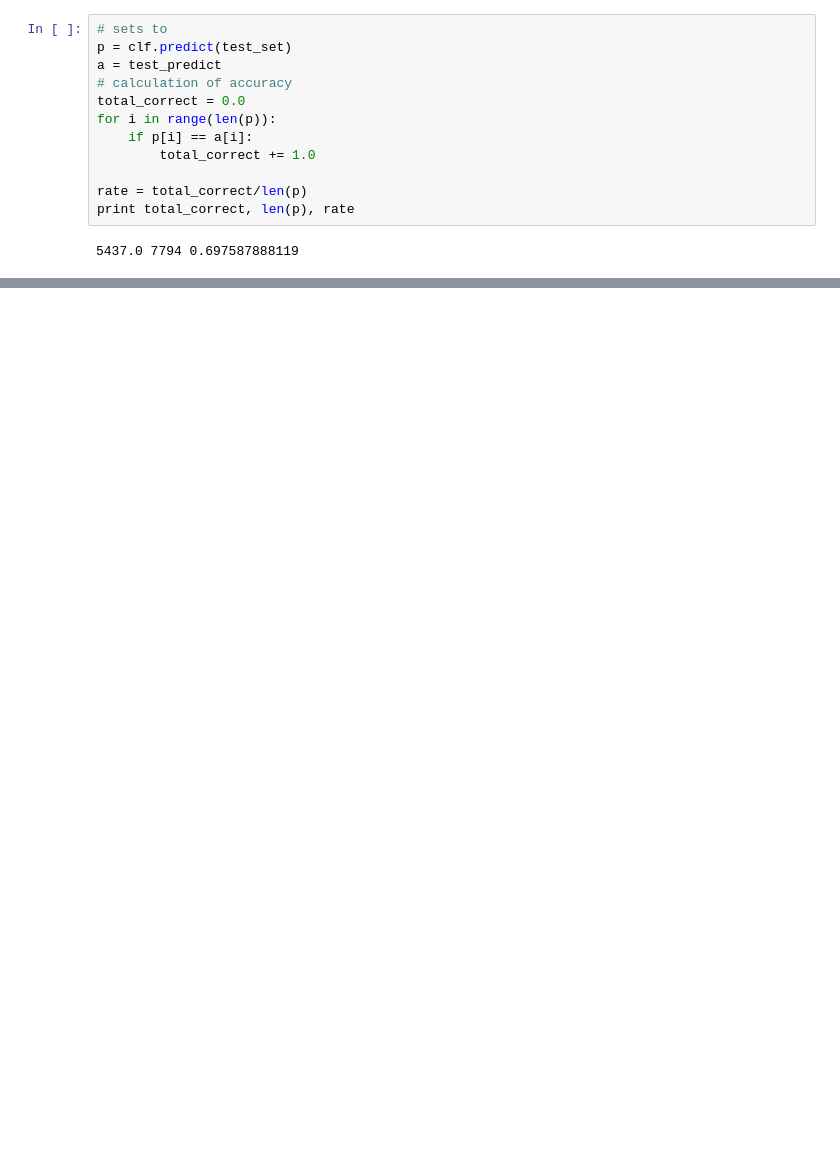
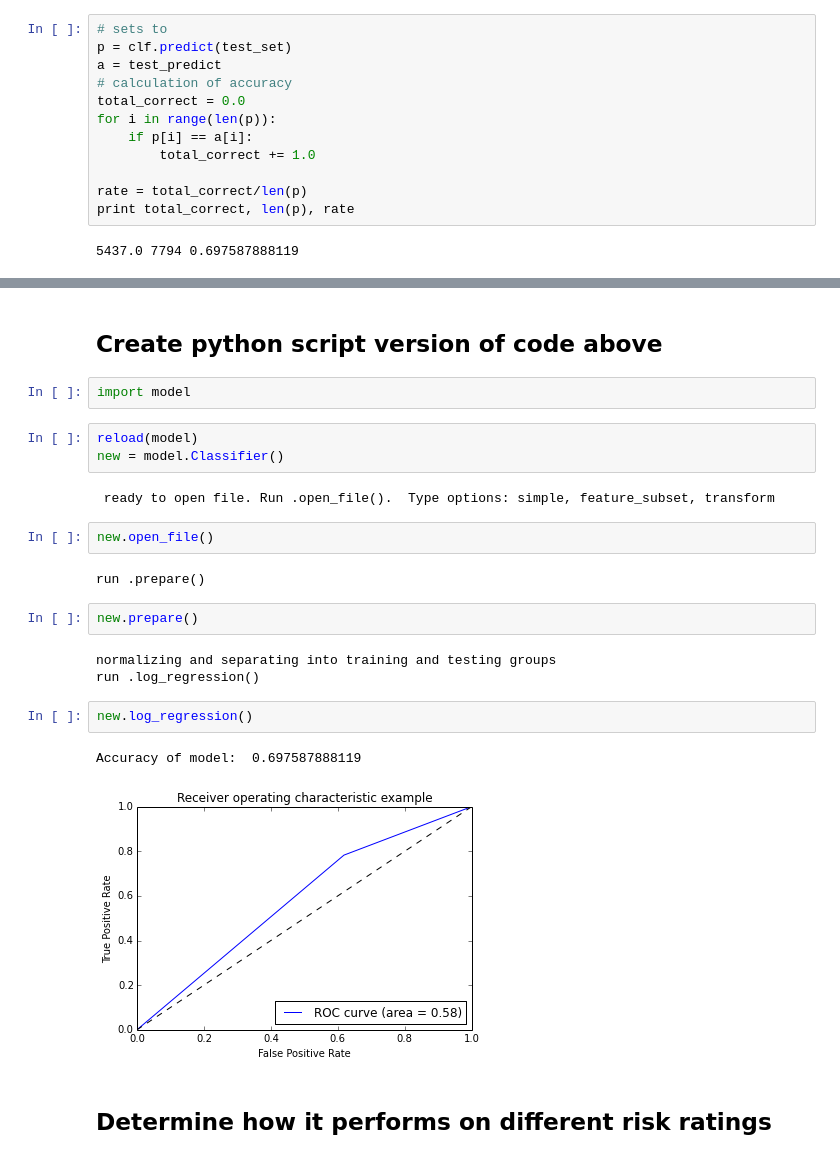
Before and after one commit to rbparrish/P2P_code, a Jupyter notebook: LC_LogisticRegression_prelim_test.ipynb, the cells around one changed output, grey strips where cells are left out. Cells and saved outputs as stored; diff of their text form; blank space fills up the shorter version.

```diff
--- a/LC_LogisticRegression_prelim_test.ipynb
+++ b/LC_LogisticRegression_prelim_test.ipynb
@@ -116,0 +190,25 @@ print total_correct, len(p), rate
+# %% [markdown]
+## Create python script version of code above
+# %%
+import model
+# %%
+reload(model)
+new = model.Classifier()
+# %% [output]
+ ready to open file. Run .open_file().  Type options: simple, feature_subset, transform
+# %%
+new.open_file()
+# %% [output]
+run .prepare()
+# %%
+new.prepare()
+# %% [output]
+normalizing and separating into training and testing groups
+run .log_regression()
+# %%
+new.log_regression()
+# %% [output]
+Accuracy of model:  0.697587888119
+[figure, added]
+# %% [markdown]
+## Determine how it performs on different risk ratings
```
Also changed, not shown: parts of 15 cells of this notebook, 1 other file.
